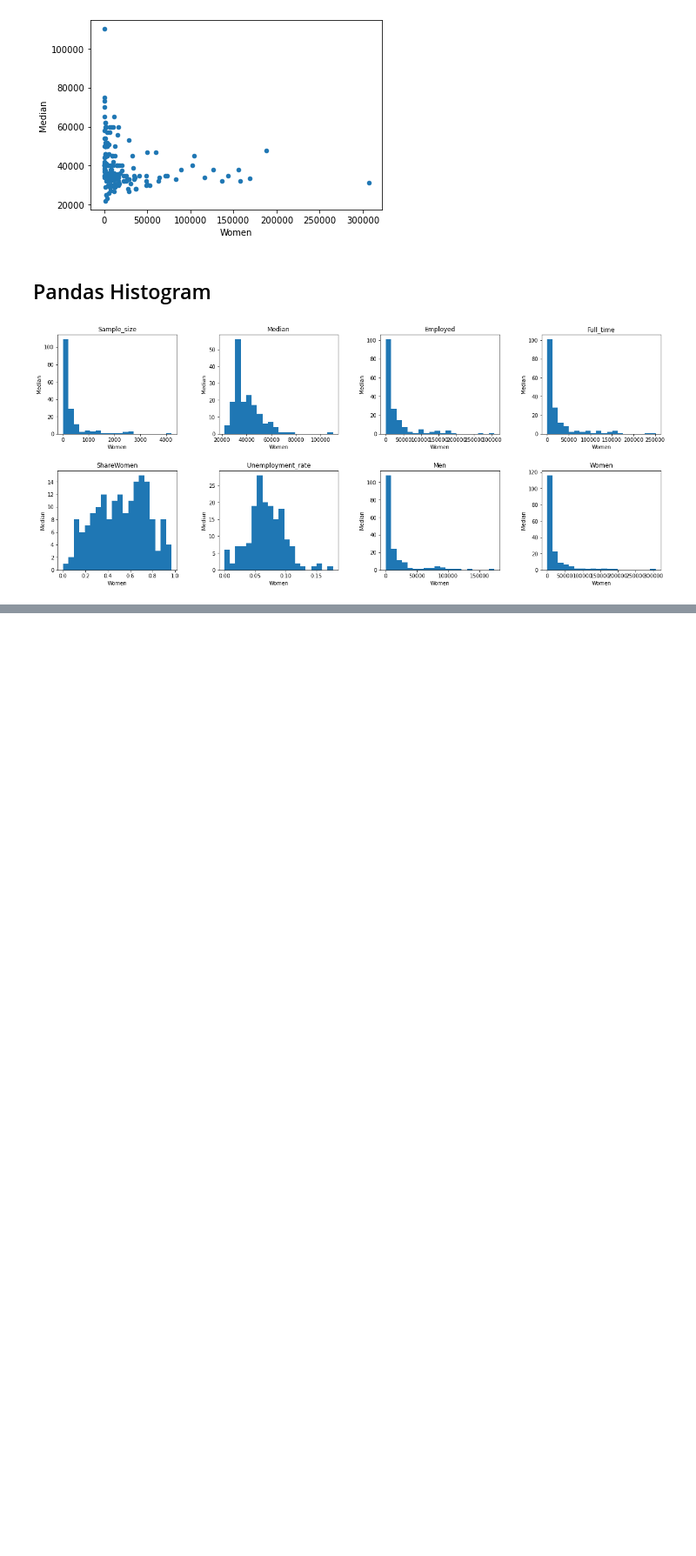
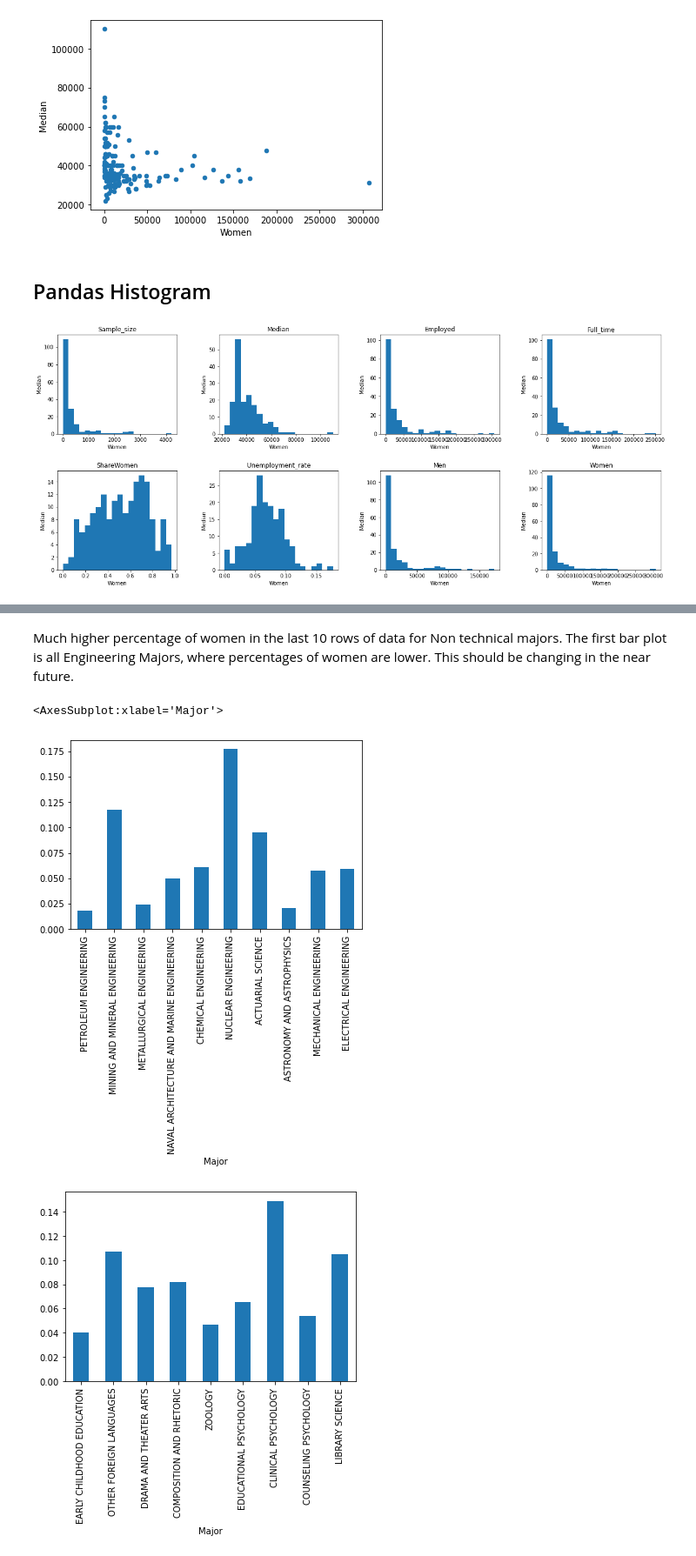
Before and after one commit to khoin-byte/dataquest-guided-projects, a Jupyter notebook: Visualizing_Earnings_Based_On_College_Majors/Basics.ipynb, the cells around one changed output, grey strips where cells are left out. Shown at 87% size. Drawn from its saved outputs; the diff is of its cells as text; code cells hidden in the pictures; blank space fills up the shorter version.

```diff
--- a/Visualizing_Earnings_Based_On_College_Majors/Basics.ipynb
+++ b/Visualizing_Earnings_Based_On_College_Majors/Basics.ipynb
@@ -223,0 +279,9 @@ for row in range(2):
+# %% [markdown]
+Much higher percentage of women in the last 10 rows of data for Non technical majors. The first bar plot is all Engineering Majors, where percentages of women are lower. This should be changing in the near future.
+# %%
+recent_grads[:10].plot.bar(x='Major', y='Unemployment_rate', legend=False)
+recent_grads[163:].plot.bar(x='Major', y='Unemployment_rate', legend=False)
+# %% [output]
+<AxesSubplot:xlabel='Major'>
+[figure, added]
+[figure, added]
```
Also changed, not shown: parts of 9 cells of this notebook.
